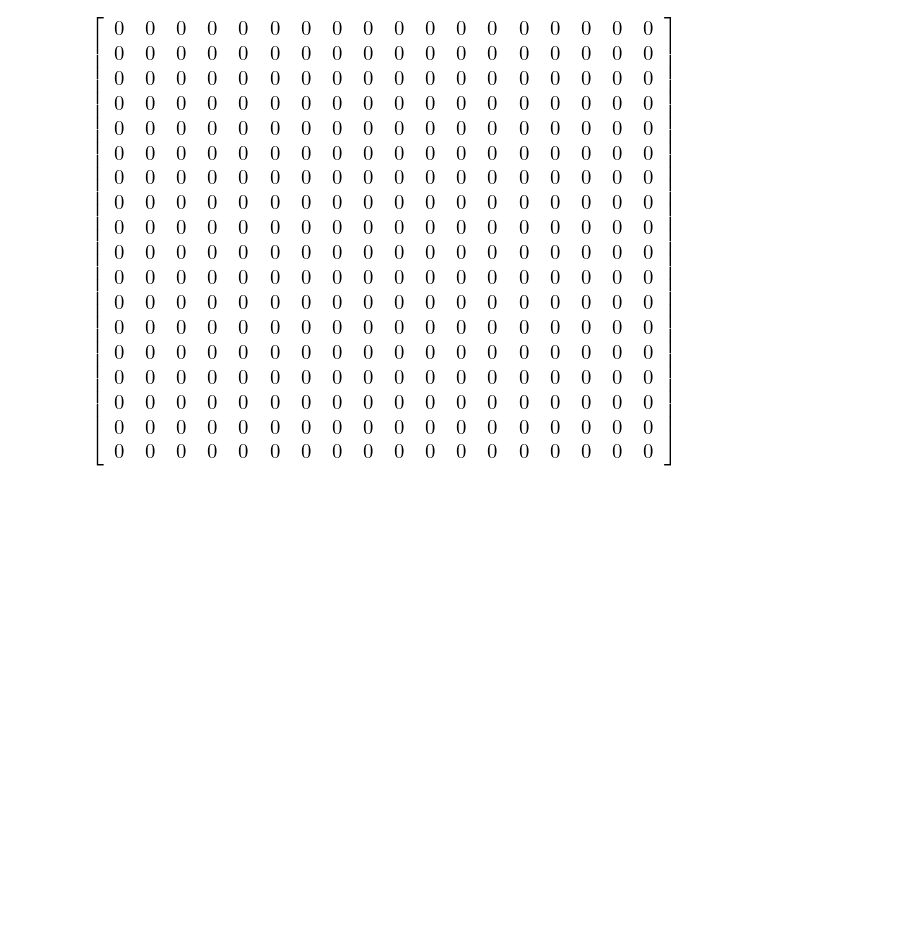
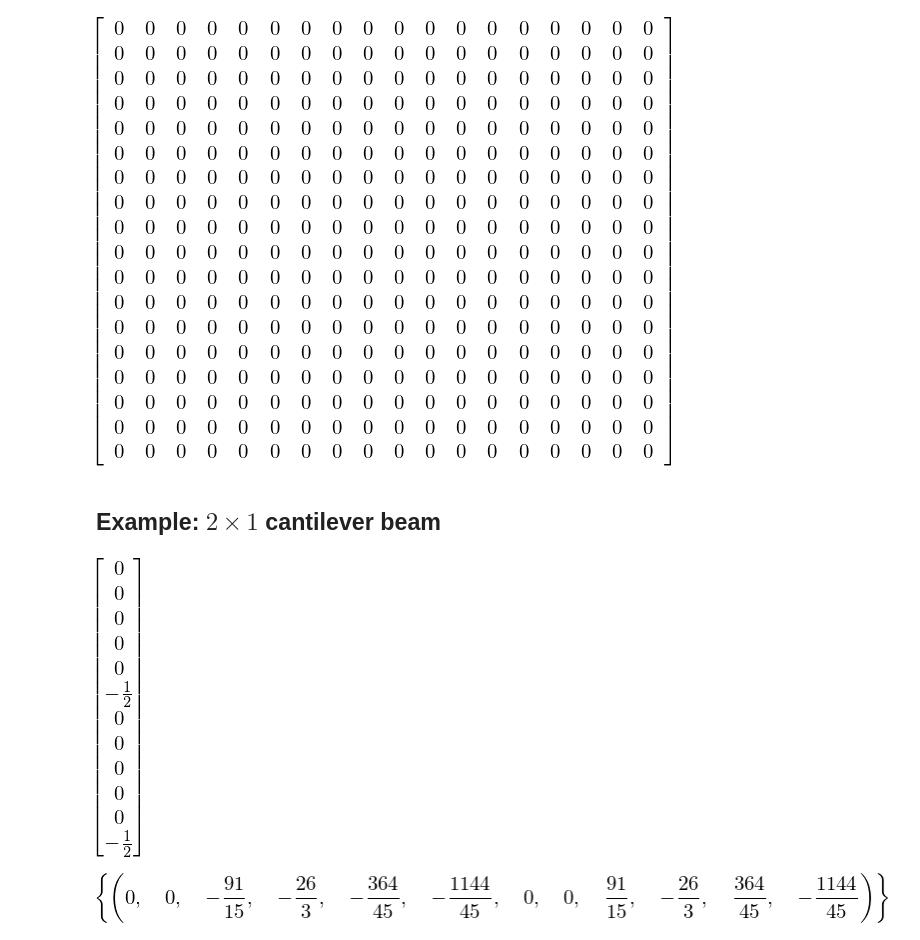
Before and after one commit to nicoguaro/FEM_resources, a Jupyter notebook: Analytic FEM.ipynb, the cells around one changed output. Saved outputs shown, nothing was run; the diff lists cells and outputs as text; code cells hidden in the pictures; blank space fills up the shorter version.

Commit message:
Add cantilever beam

```diff
--- a/Analytic FEM.ipynb
+++ b/Analytic FEM.ipynb
@@ -236,3 +234,5 @@ stiff_exact = Matrix([
 stiff_exact - stiff
 # %% [output]
 [figure]
+# %% [markdown]
+## Example: $2 \times 1$ cantilever beam
@@ -238,0 +254,7 @@ stiff_exact - stiff
+# %%
+load = zeros(12, 1)
+load[5] = -S(1)/2
+load[11] = -S(1)/2
+load
+# %% [output]
+[figure, added]
@@ -239,3 +272,8 @@ stiff_exact - stiff
+# %%
+sol = linsolve((stiff2, load))
+sol
+# %% [output]
+[figure, added]
 # %%
 from IPython.core.display import HTML
 def css_styling():
```
Also changed, not shown: parts of 8 cells of this notebook, 1 other file.
